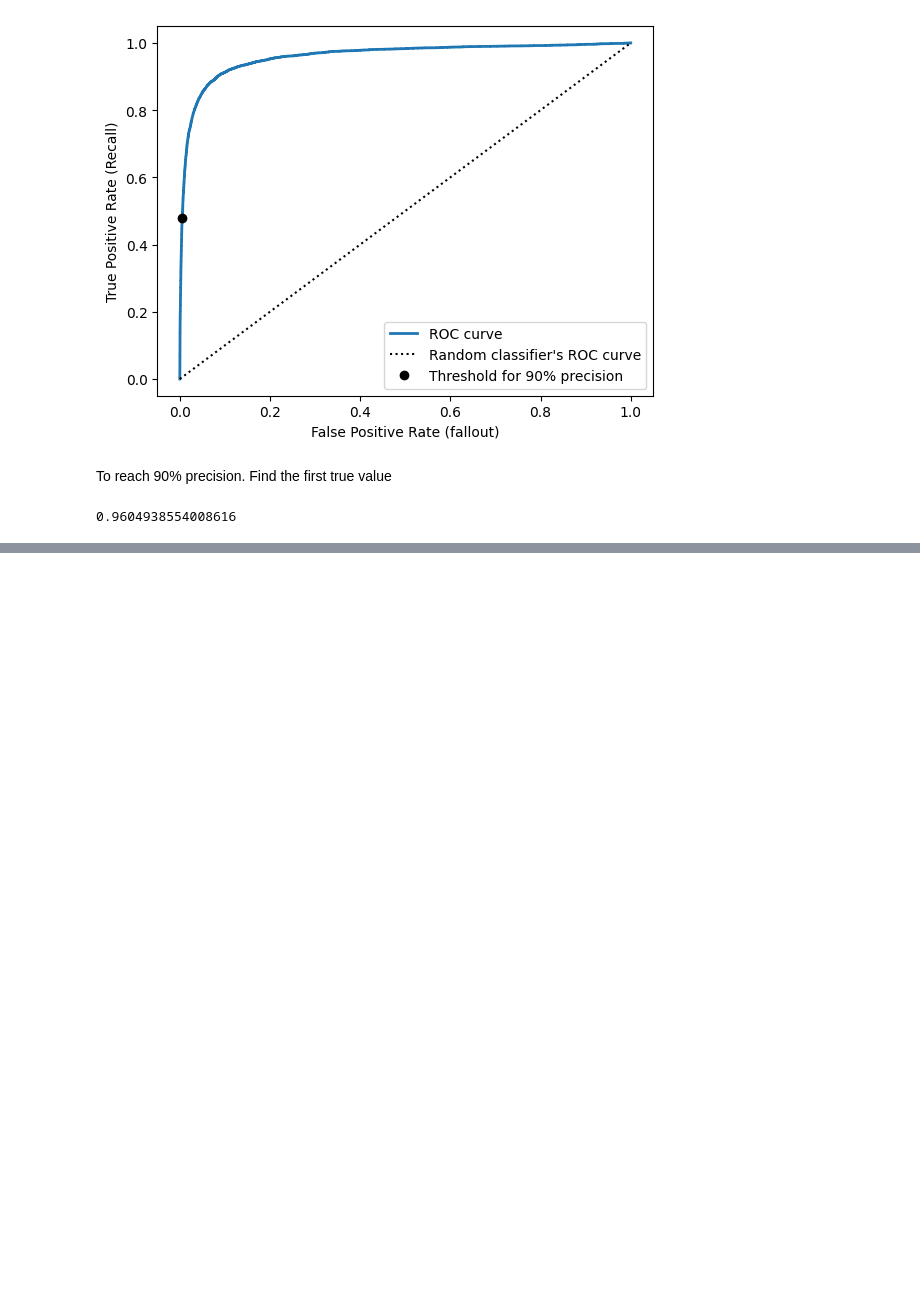
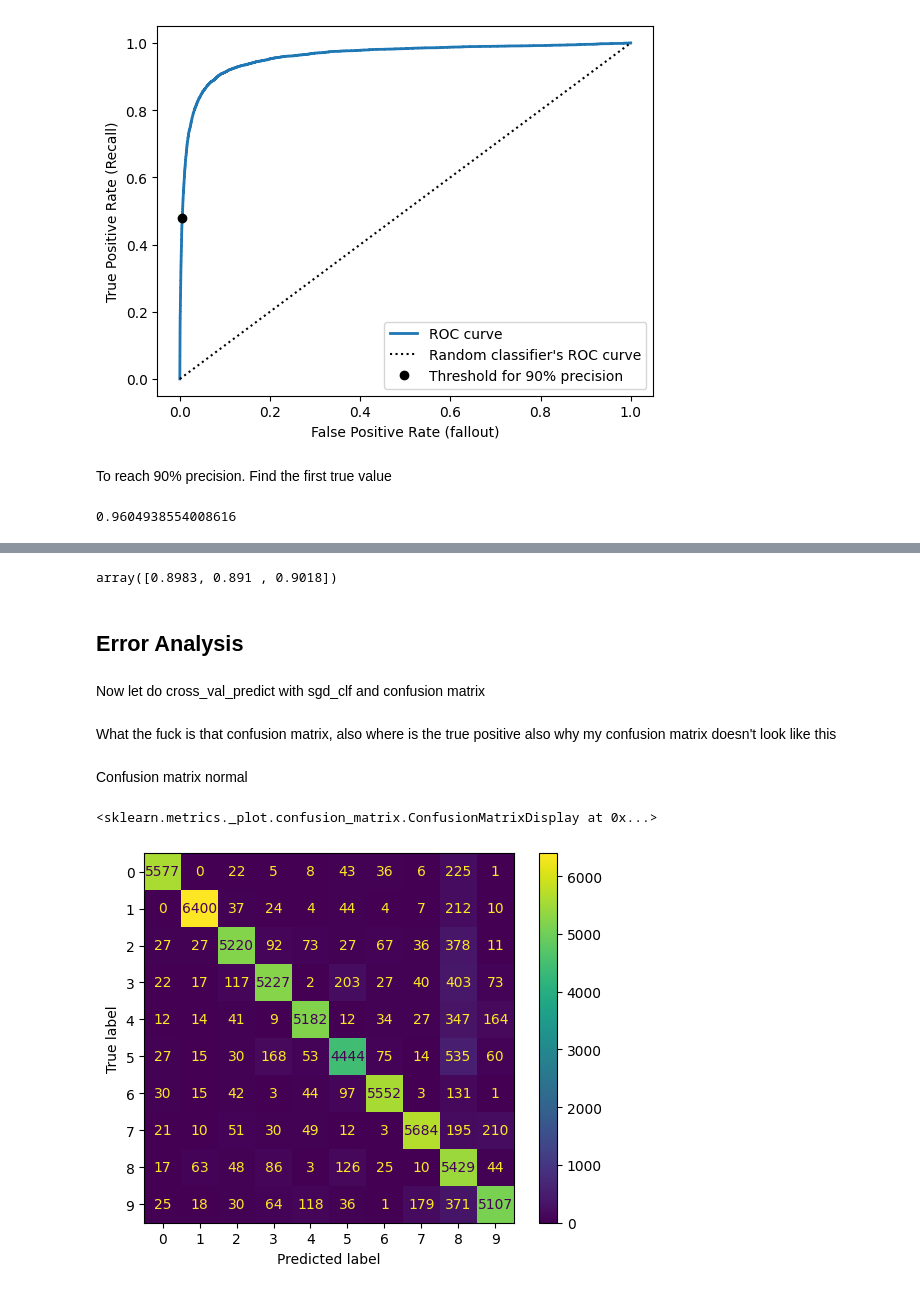
Before and after one commit to BinniesLite/ml_stuff, a Jupyter notebook: c2_classification/code.ipynb, the cells around one changed output, grey strips where cells are left out. Drawn from its saved outputs; the diff is of its cells as text; code cells hidden in the pictures; blank space fills up the shorter version.

Commit message:
Something just like this

```diff
--- a/c2_classification/code.ipynb
+++ b/c2_classification/code.ipynb
@@ -264,0 +342,24 @@ y_probas_forest = cross_val_predict(forest_clf, X_train, y_train_5, method="pred
+# %%
+from sklearn.preprocessing import StandardScaler
+scaler = StandardScaler()
+
+X_train_scaled = scaler.fit_transform(X_train.astype("float64"))
+cross_val_score(sgd_clf, X_train_scaled, y_train, cv=3, scoring="accuracy")
+# %% [output]
+array([0.8983, 0.891 , 0.9018])
+# %% [markdown]
+## Error Analysis
+# %% [markdown]
+Now let do cross_val_predict with sgd_clf and confusion matrix
+# %% [markdown]
+What the fuck is that confusion matrix, also where is the true positive also why my confusion matrix doesn't look like this
+# %% [markdown]
+Confusion matrix normal
+# %%
+from sklearn.metrics import ConfusionMatrixDisplay
+
+y_train_pred = cross_val_predict(sgd_clf, X_train_scaled, y_train, cv=3)
+ConfusionMatrixDisplay.from_predictions(y_train, y_train_pred)
+# %% [output]
+<sklearn.metrics._plot.confusion_matrix.ConfusionMatrixDisplay at 0x...>
+[figure, added]
```
Also changed, not shown: parts of 28 cells of this notebook.
